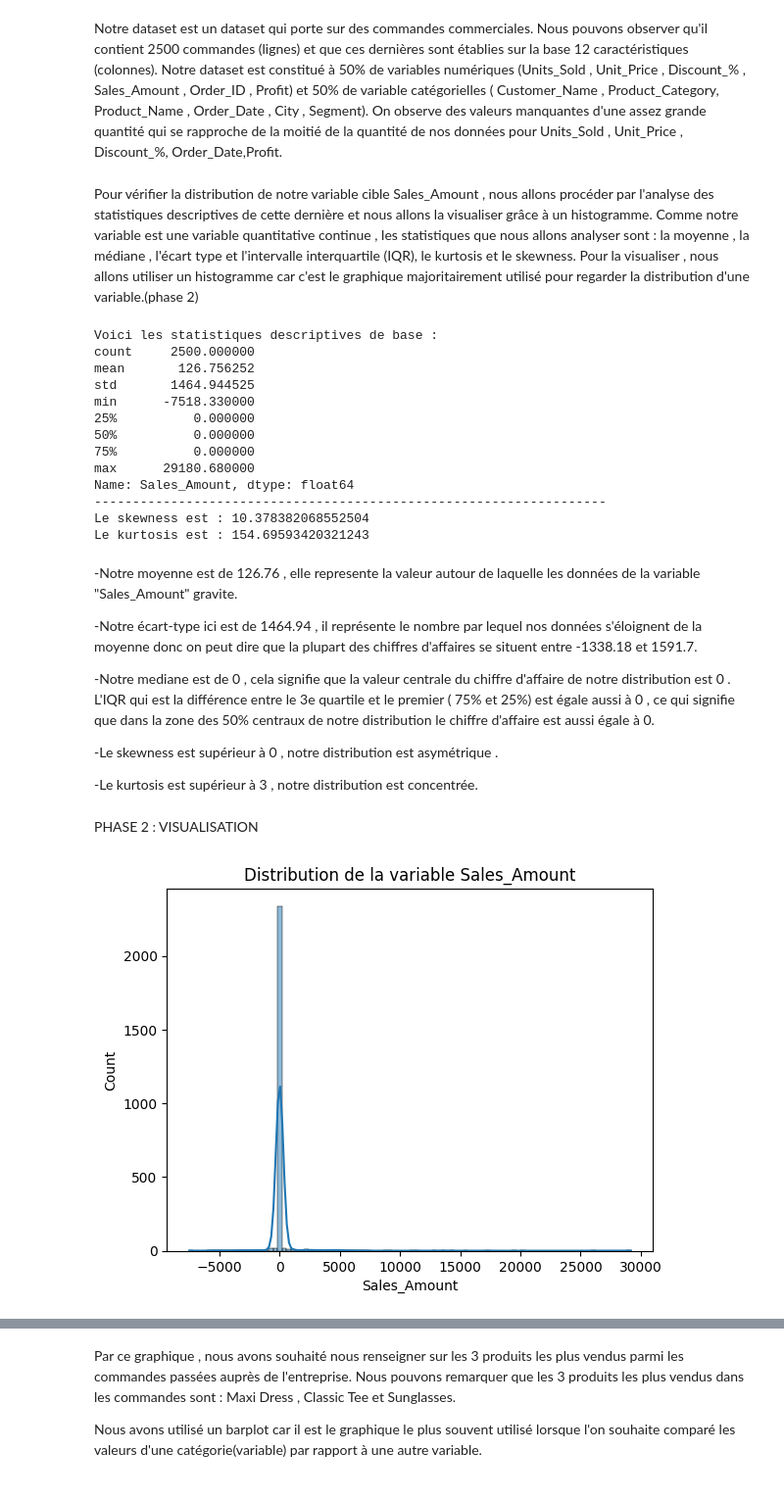
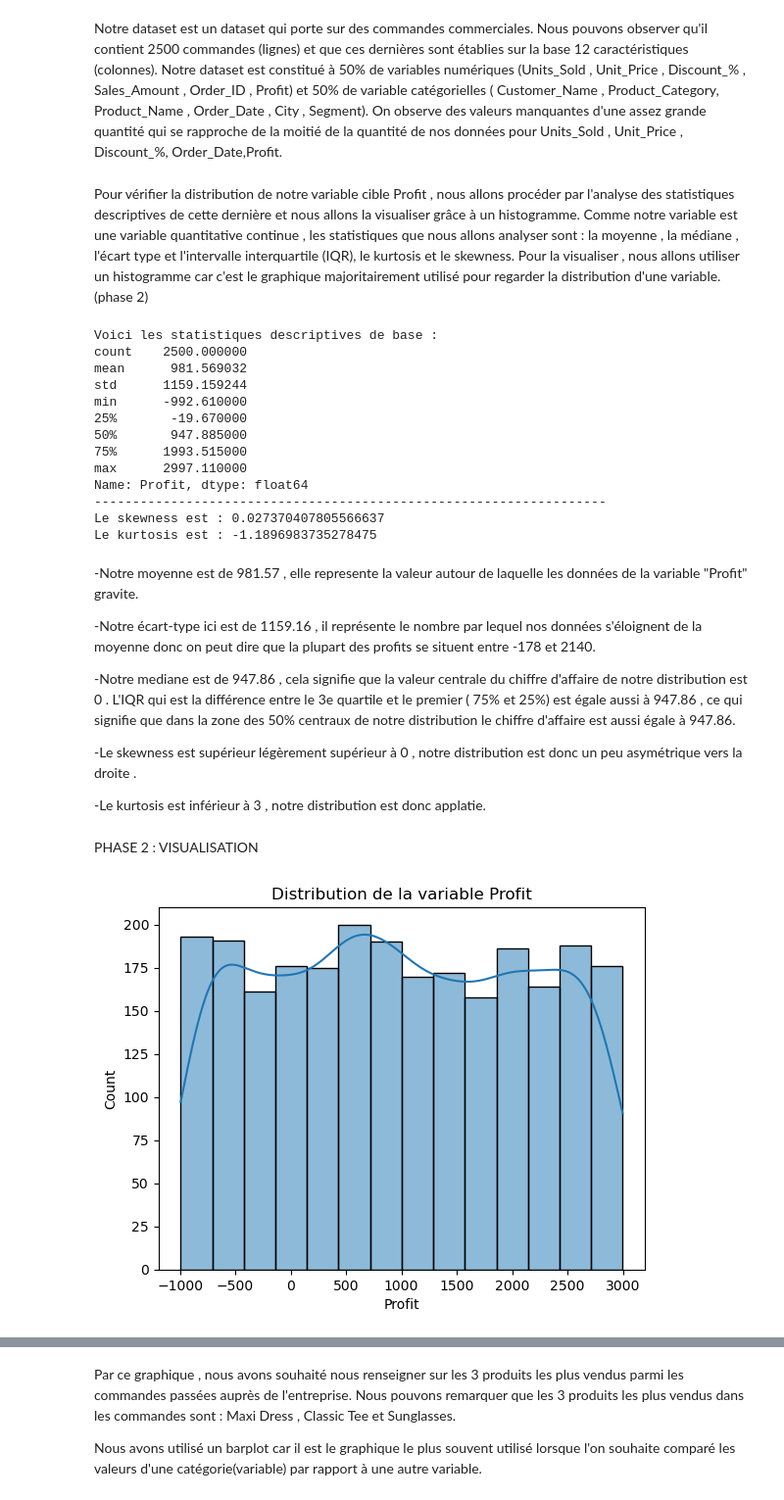
Before and after one commit to paulemoussavou3-alt/Analyse_commande_commerciale, a Jupyter notebook: train_ca.ipynb, the cells around one changed output, grey strips where cells are left out. Shown at 98% size. Cells and saved outputs as stored; diff of their text form; code cells hidden in the pictures.

```diff
--- a/train_ca.ipynb
+++ b/train_ca.ipynb
@@ -6,7 +6,7 @@ import matplotlib.pyplot as plt
 # %% [markdown]
 PHASE 1 : COLLECTE ET EXPLORATION
 # %%
-data=pd.read_csv(r"C:\Users\HP\Downloads\Fashion_sales.csv")
+data=pd.read_csv(r"C:\Users\HP\OneDrive\Projet_Data\Projet 2\Fashion_sales.csv")
 data
 # %% [output]
 |  | Order_ID | Customer_Name | Product_Category | Product_Name | Units_Sold | Unit_Price | Discount_% | ... |
@@ -59,49 +59,49 @@ Notre dataset est un dataset qui porte sur des commandes commerciales. Nous pouv
 Notre dataset est constitué à 50% de variables numériques (Units_Sold , Unit_Price , Discount_% , Sales_Amount , Order_ID , Profit) et 50% de variable catégorielles ( Customer_Name , Product_Category, Product_Name , Order_Date , City , Segment).
 On observe des valeurs manquantes d'une assez grande quantité qui se rapproche de la moitié de la quantité de nos données pour Units_Sold , Unit_Price , Discount_%, Order_Date,Profit.
 # %% [markdown]
-Pour vérifier la distribution de notre variable cible Sales_Amount , nous allons procéder par l'analyse des statistiques descriptives de cette dernière et nous allons la visualiser grâce à un histogramme.
+Pour vérifier la distribution de notre variable cible Profit , nous allons procéder par l'analyse des statistiques descriptives de cette dernière et nous allons la visualiser grâce à un histogramme.
 Comme notre variable est une variable quantitative continue , les statistiques que nous allons analyser sont : la moyenne , la médiane , l'écart type et l'intervalle interquartile (IQR), le kurtosis et le skewness.
 Pour la visualiser , nous allons utiliser un histogramme car c'est le graphique majoritairement utilisé pour regarder la distribution d'une variable.(phase 2)
 # %%
 #Statistiques descriptives
 print("Voici les statistiques descriptives de base :")
-print(data["Sales_Amount"].describe())
+print(data["Profit"].describe())
 print("-------------------------------------------------------------------")
-print("Le skewness est :", data["Sales_Amount"].skew())
-print("Le kurtosis est :" ,data["Sales_Amount"].kurtosis())
+print("Le skewness est :", data["Profit"].skew())
+print("Le kurtosis est :" ,data["Profit"].kurtosis())
 # %% [output]
 Voici les statistiques descriptives de base :
-count     2500.000000
-mean       126.756252
-std       1464.944525
-min      -7518.330000
-25%          0.000000
-50%          0.000000
-75%          0.000000
-max      29180.680000
-Name: Sales_Amount, dtype: float64
+count    2500.000000
+mean      981.569032
+std      1159.159244
+min      -992.610000
+25%       -19.670000
+50%       947.885000
+75%      1993.515000
+max      2997.110000
+Name: Profit, dtype: float64
 -------------------------------------------------------------------
-Le skewness est : 10.378382068552504
-Le kurtosis est : 154.69593420321243
+Le skewness est : 0.027370407805566637
+Le kurtosis est : -1.1896983735278475
 # %% [markdown]
--Notre moyenne est de 126.76 , elle represente la valeur autour de laquelle les données de la variable "Sales_Amount" gravite.
+-Notre moyenne est de 981.57 , elle represente la valeur autour de laquelle les données de la variable "Profit" gravite.
 
--Notre écart-type ici est de 1464.94 , il représente le nombre par lequel nos données s'éloignent de la moyenne donc on peut dire que la plupart des chiffres d'affaires se situent entre -1338.18 et 1591.7.
+-Notre écart-type ici est de 1159.16 , il représente le nombre par lequel nos données s'éloignent de la moyenne donc on peut dire que la plupart des profits se situent entre -178 et 2140.
 
--Notre mediane est de 0 , cela signifie que la valeur centrale du chiffre d'affaire de notre distribution est 0 . L'IQR qui est la différence entre le 3e quartile et le premier ( 75% et 25%) est égale aussi à 0 , ce qui signifie que dans la zone des 50% centraux de notre distribution le chiffre d'affaire est aussi égale à 0.
+-Notre mediane est de 947.86 , cela signifie que la valeur centrale du chiffre d'affaire de notre distribution est 0 . L'IQR qui est la différence entre le 3e quartile et le premier ( 75% et 25%) est égale aussi à 947.86  , ce qui signifie que dans la zone des 50% centraux de notre distribution le chiffre d'affaire est aussi égale à 947.86.
 
--Le skewness est supérieur à 0 , notre distribution est asymétrique .
+-Le skewness est supérieur légèrement supérieur à 0 , notre distribution est donc un peu asymétrique vers la droite .
 
--Le kurtosis est supérieur à 3 , notre distribution est concentrée.
+-Le kurtosis est inférieur à 3 , notre distribution est donc applatie.
 # %% [markdown]
 PHASE 2 : VISUALISATION
 # %%
 #Histogramme
-sn.histplot(data["Sales_Amount"] , kde=True )
-plt.title("Distribution de la variable Sales_Amount")
+sn.histplot(data["Profit"] , kde=True )
+plt.title("Distribution de la variable Profit")
 plt.show()
 # %% [output]
-[figure, old version]
+[figure, new version]
 # %% [markdown]
 Notre graphique appuie les réponses apportées par les statistiques descriptives.
 
```
Also changed, not shown: parts of 12 cells of this notebook.
